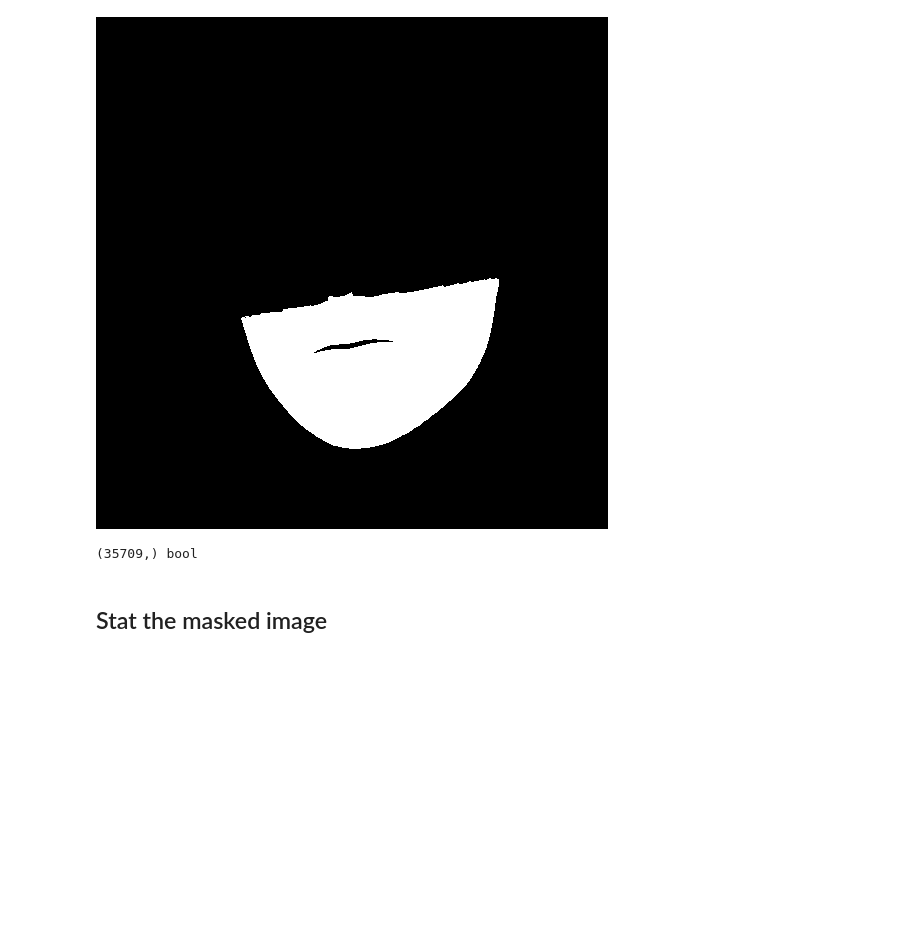
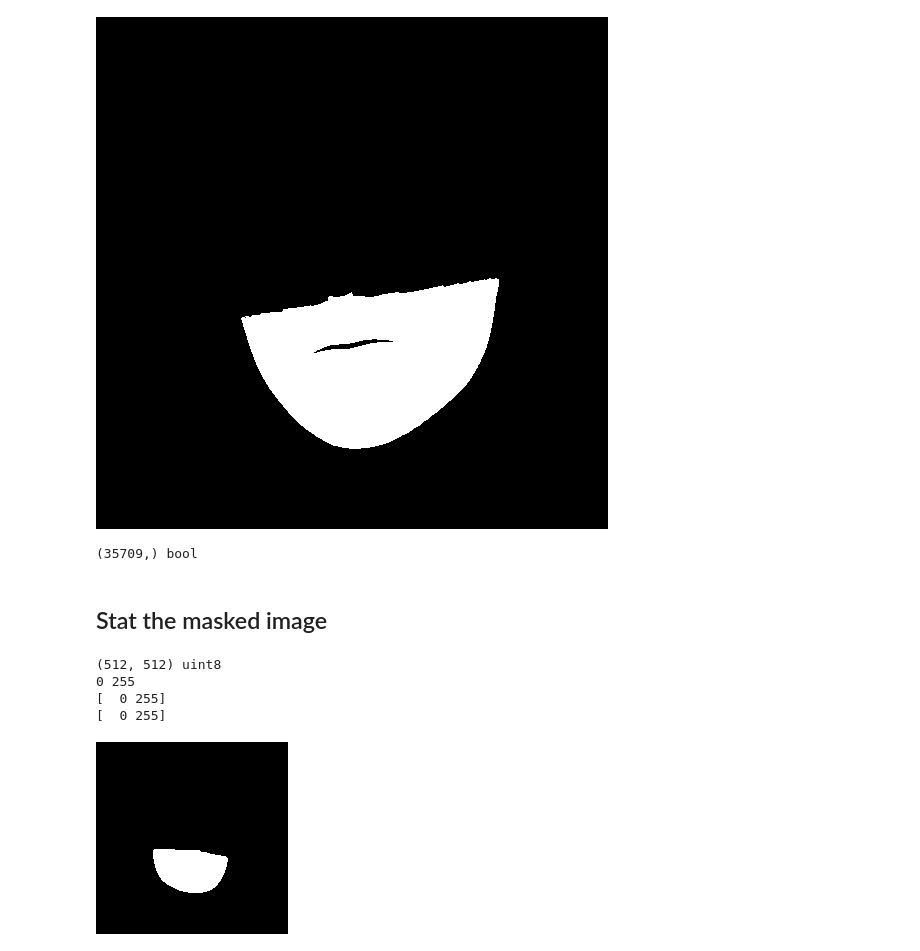
Before and after one commit to zhanghm1995/programming-learning-examples, a Jupyter notebook: OpenCV_learning/scripts/gen_binary_image.ipynb, the cells around one changed output. Cells and saved outputs as stored; diff of their text form; code cells hidden in the pictures; blank space fills up the shorter version.

```diff
--- a/OpenCV_learning/scripts/gen_binary_image.ipynb
+++ b/OpenCV_learning/scripts/gen_binary_image.ipynb
@@ -33,0 +32,23 @@ img_path = ""
+# %%
+img_path = "/home/zhanghm/Research/Github/FaceFormer/data/HDTF_preprocessed/RD_Radio5_000/mouth_mask/000000.png"
+
+mask_img = cv2.imread(img_path, cv2.IMREAD_UNCHANGED)
+
+print(mask_img.shape, mask_img.dtype)
+print(mask_img.min(), mask_img.max())
+
+dd = (mask_img > 0) & (mask_img < 255)
+print(np.unique(mask_img))
+
+resize_mask_img = cv2.resize(mask_img, (192, 192), interpolation=cv2.INTER_NEAREST)
+# resize_mask_img = cv2.resize(mask_img, (192, 192))
+
+print(np.unique(resize_mask_img))
+
+display(Image.fromarray(resize_mask_img))
+# %% [output]
+(512, 512) uint8
+0 255
+[  0 255]
+[  0 255]
+[figure, added]
```
Also changed, not shown: parts of 1 cell of this notebook, 4 other files.
